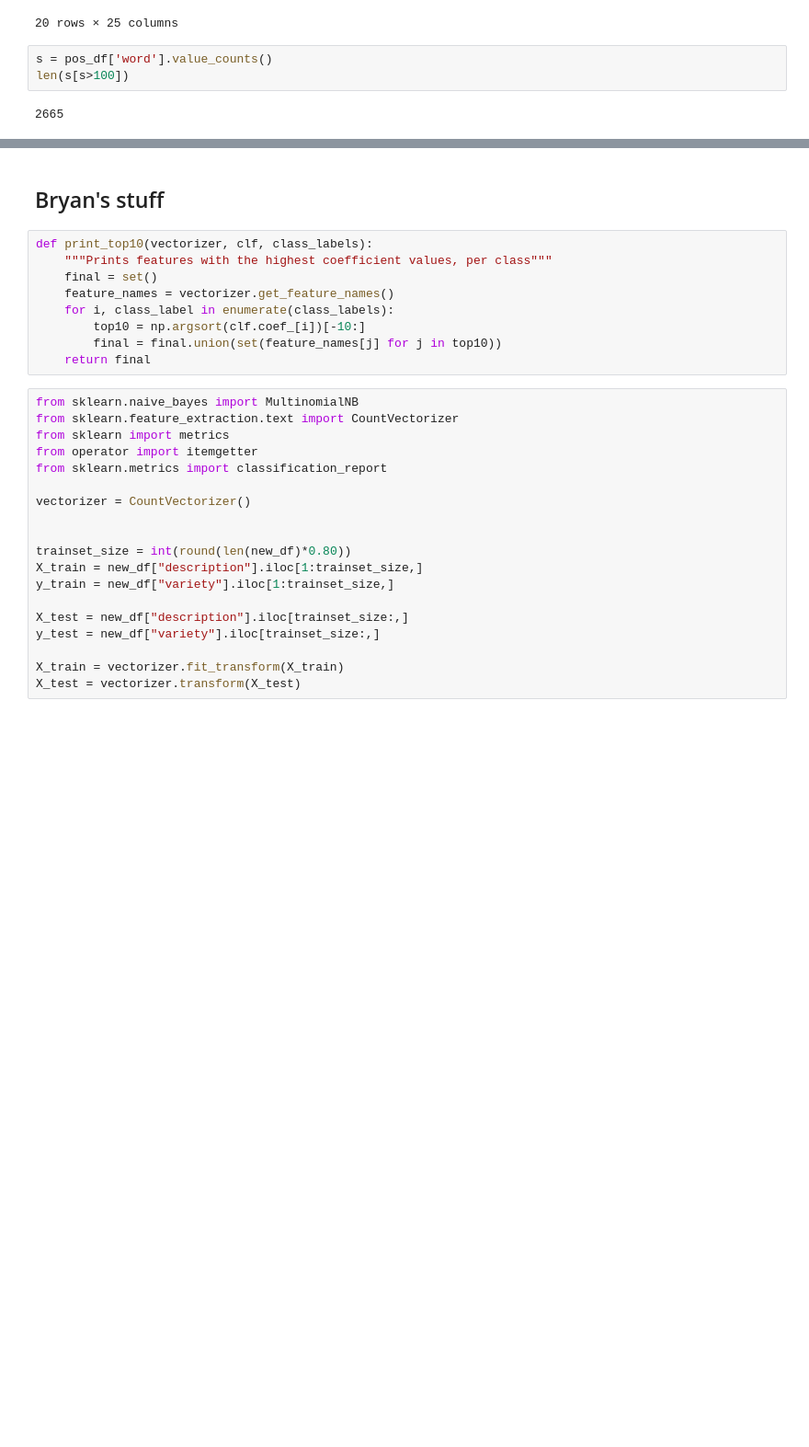
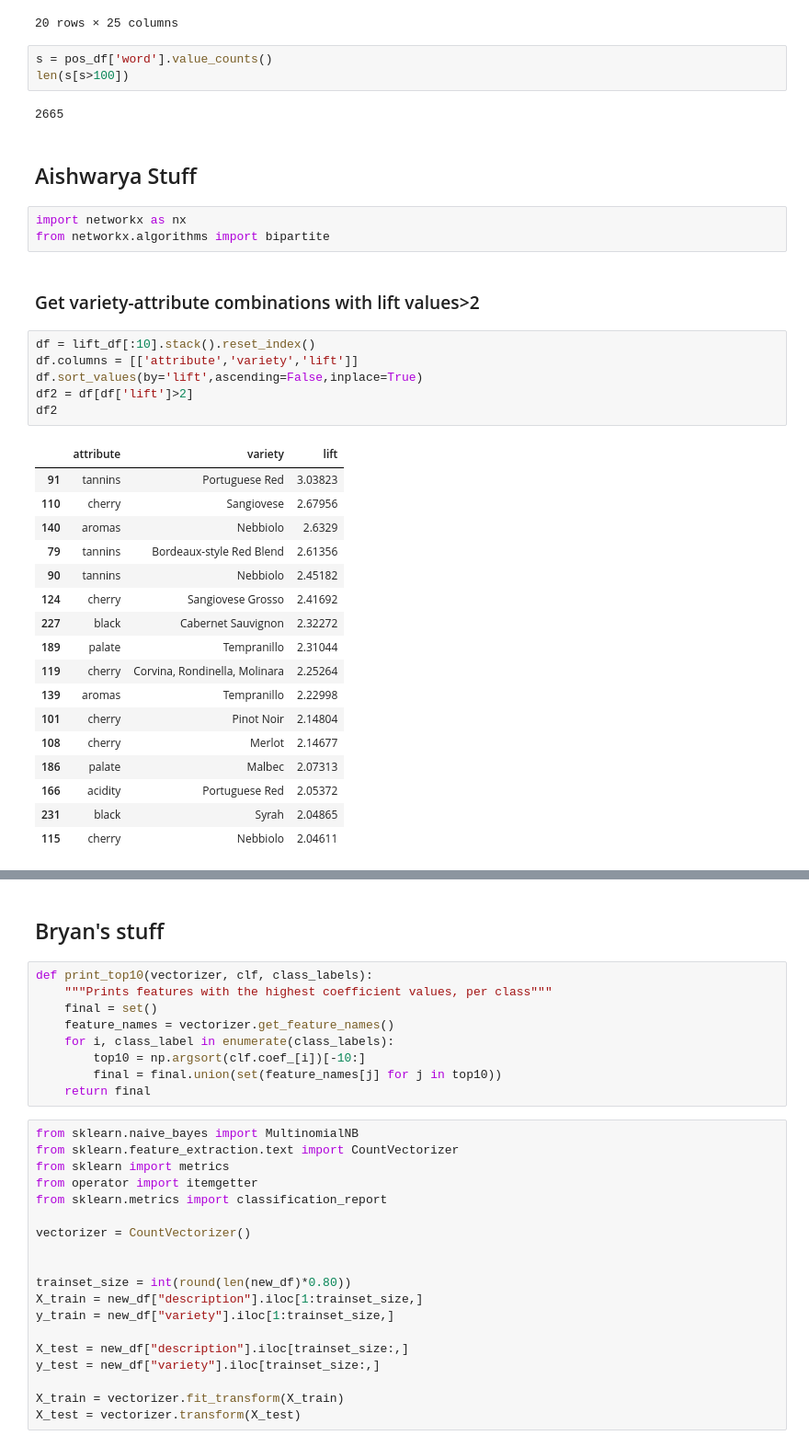
Before and after one commit to p-mckenzie/TextAnalytics, a Jupyter notebook: Project/Text_Project.ipynb, the cells around one changed output, grey strips where cells are left out. Shown at 92% size. Saved outputs shown, nothing was run; the diff lists cells and outputs as text; blank space fills up the shorter version.

```diff
--- a/Project/Text_Project.ipynb
+++ b/Project/Text_Project.ipynb
@@ -175,3 +175,34 @@ s = pos_df['word'].value_counts()
 len(s[s>100])
 # %% [output]
 2665
+# %% [markdown]
+## Aishwarya Stuff
+# %%
+import networkx as nx
+from networkx.algorithms import bipartite
+# %% [markdown]
+### Get variety-attribute combinations with lift values>2
+# %%
+df = lift_df[:10].stack().reset_index()
+df.columns = [['attribute','variety','lift']]
+df.sort_values(by='lift',ascending=False,inplace=True)
+df2 = df[df['lift']>2]
+df2
+# %% [output]
+|  | attribute | variety | lift |
+| 91 | tannins | Portuguese Red | 3.03823 |
+| 110 | cherry | Sangiovese | 2.67956 |
+| 140 | aromas | Nebbiolo | 2.6329 |
+| 79 | tannins | Bordeaux-style Red Blend | 2.61356 |
+| 90 | tannins | Nebbiolo | 2.45182 |
+| 124 | cherry | Sangiovese Grosso | 2.41692 |
+| 227 | black | Cabernet Sauvignon | 2.32272 |
+| 189 | palate | Tempranillo | 2.31044 |
+| 119 | cherry | Corvina, Rondinella, Molinara | 2.25264 |
+| 139 | aromas | Tempranillo | 2.22998 |
+| 101 | cherry | Pinot Noir | 2.14804 |
+| 108 | cherry | Merlot | 2.14677 |
+| 186 | palate | Malbec | 2.07313 |
+| 166 | acidity | Portuguese Red | 2.05372 |
+| 231 | black | Syrah | 2.04865 |
+| 115 | cherry | Nebbiolo | 2.04611 |
```
Also changed, not shown: parts of 2 cells of this notebook.
